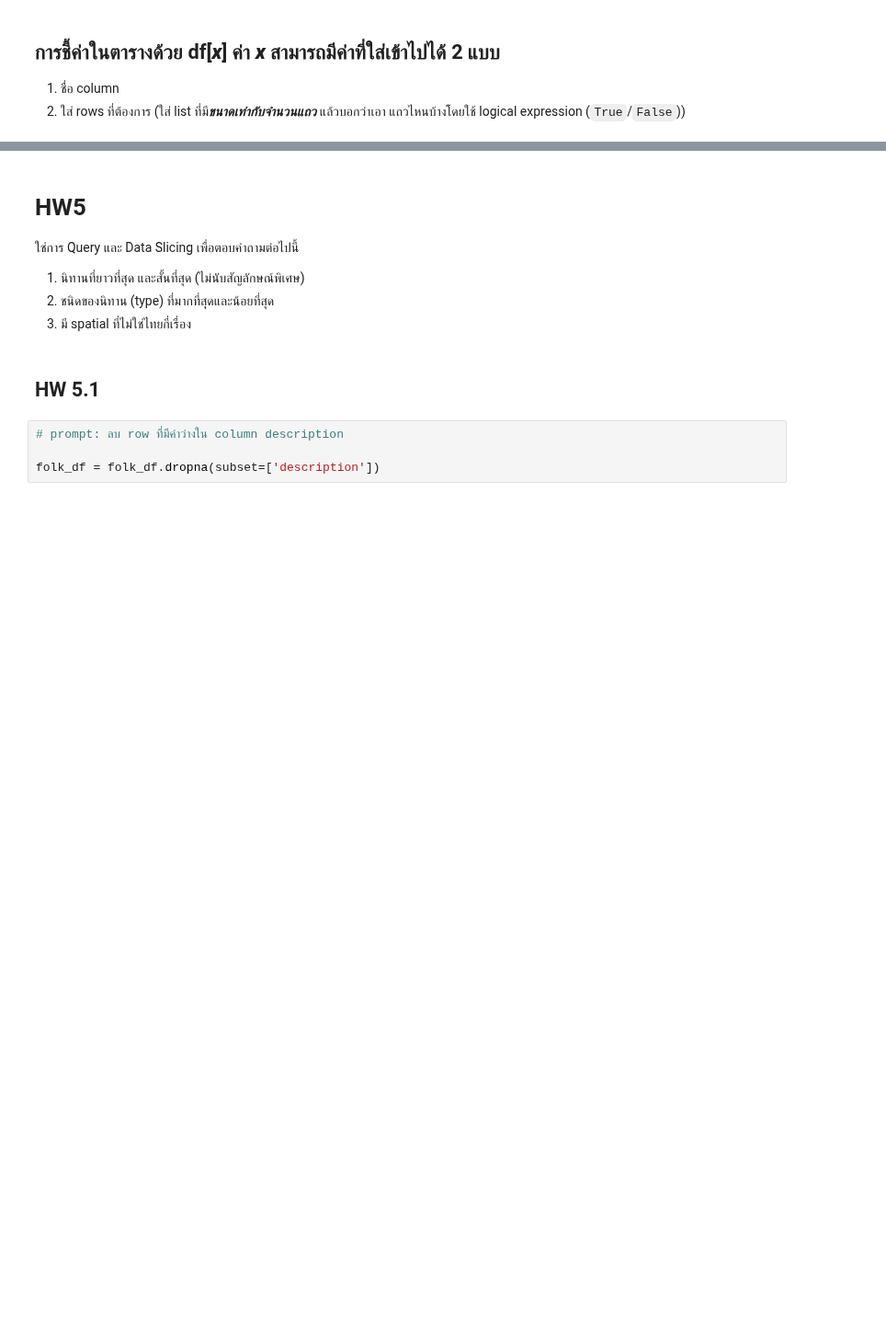
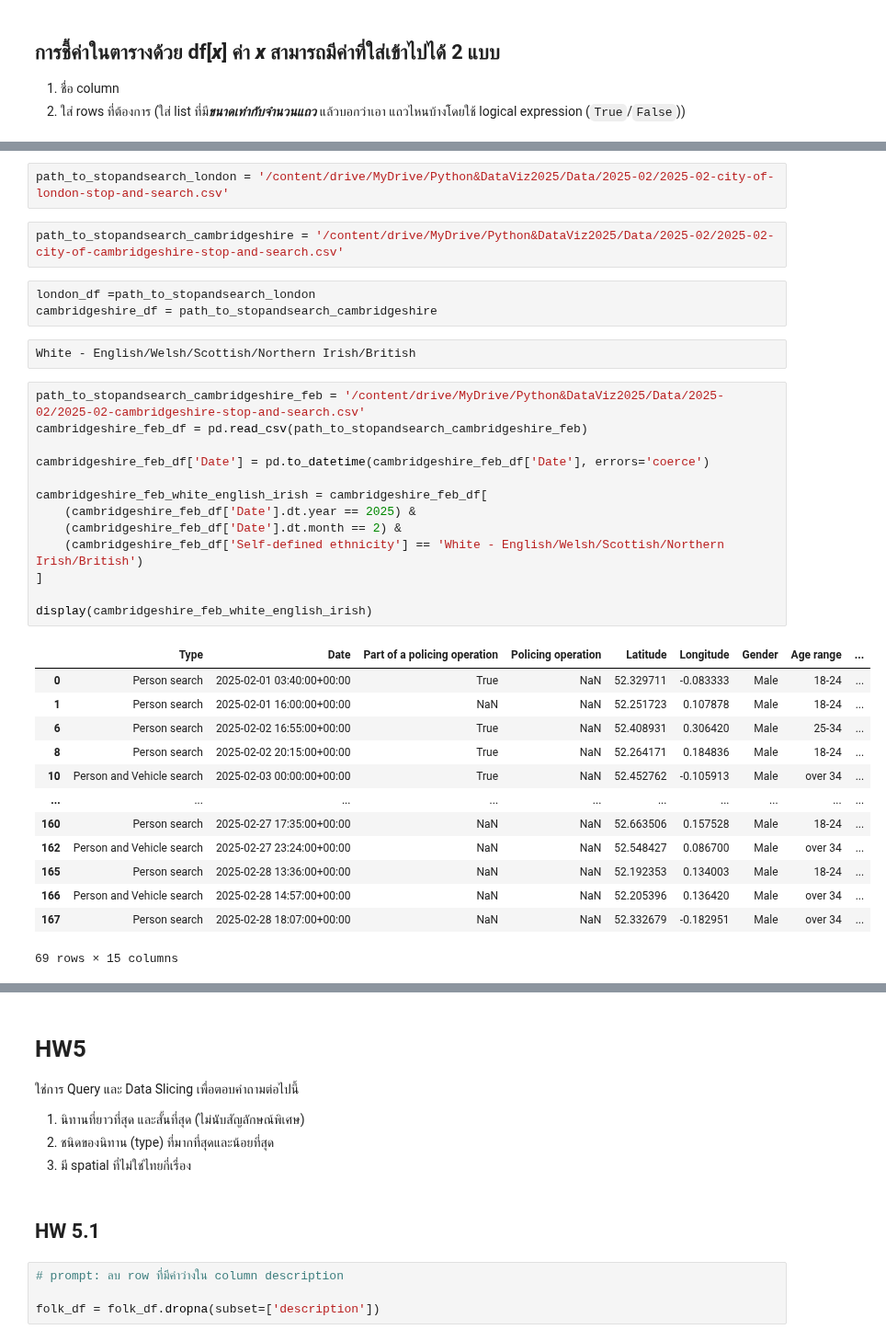
Before and after one commit to jangInw007/dataviz2025, a Jupyter notebook: Pandas_101_2025.ipynb, the cells around one changed output, grey strips where cells are left out. Shown at 92% size. Saved outputs shown, nothing was run; the diff lists cells and outputs as text; blank space fills up the shorter version.

```diff
--- a/Pandas_101_2025.ipynb
+++ b/Pandas_101_2025.ipynb
@@ -241,0 +312,36 @@ folk_df['description'][0]
+# %%
+path_to_stopandsearch_london = '/content/drive/MyDrive/Python&DataViz2025/Data/2025-02/2025-02-city-of-london-stop-and-search.csv'
+# %%
+path_to_stopandsearch_cambridgeshire = '/content/drive/MyDrive/Python&DataViz2025/Data/2025-02/2025-02-city-of-cambridgeshire-stop-and-search.csv'
+# %%
+london_df =path_to_stopandsearch_london
+cambridgeshire_df = path_to_stopandsearch_cambridgeshire
+# %%
+White - English/Welsh/Scottish/Northern Irish/British
+# %%
+path_to_stopandsearch_cambridgeshire_feb = '/content/drive/MyDrive/Python&DataViz2025/Data/2025-02/2025-02-cambridgeshire-stop-and-search.csv'
+cambridgeshire_feb_df = pd.read_csv(path_to_stopandsearch_cambridgeshire_feb)
+
+cambridgeshire_feb_df['Date'] = pd.to_datetime(cambridgeshire_feb_df['Date'], errors='coerce')
+
+cambridgeshire_feb_white_english_irish = cambridgeshire_feb_df[
+    (cambridgeshire_feb_df['Date'].dt.year == 2025) &
+    (cambridgeshire_feb_df['Date'].dt.month == 2) &
+    (cambridgeshire_feb_df['Self-defined ethnicity'] == 'White - English/Welsh/Scottish/Northern Irish/British')
+]
+
+display(cambridgeshire_feb_white_english_irish)
+# %% [output]
+|  | Type | Date | Part of a policing operation | Policing operation | Latitude | Longitude | Gender | Age range | ... |
+| 0 | Person search | 2025-02-01 03:40:00+00:00 | True | NaN | 52.329711 | -0.083333 | Male | 18-24 | ... |
+| 1 | Person search | 2025-02-01 16:00:00+00:00 | NaN | NaN | 52.251723 | 0.107878 | Male | 18-24 | ... |
+| 6 | Person search | 2025-02-02 16:55:00+00:00 | True | NaN | 52.408931 | 0.306420 | Male | 25-34 | ... |
+| 8 | Person search | 2025-02-02 20:15:00+00:00 | True | NaN | 52.264171 | 0.184836 | Male | 18-24 | ... |
+| 10 | Person and Vehicle search | 2025-02-03 00:00:00+00:00 | True | NaN | 52.452762 | -0.105913 | Male | over 34 | ... |
+| ... | ... | ... | ... | ... | ... | ... | ... | ... | ... |
+| 160 | Person search | 2025-02-27 17:35:00+00:00 | NaN | NaN | 52.663506 | 0.157528 | Male | 18-24 | ... |
+| 162 | Person and Vehicle search | 2025-02-27 23:24:00+00:00 | NaN | NaN | 52.548427 | 0.086700 | Male | over 34 | ... |
+| 165 | Person search | 2025-02-28 13:36:00+00:00 | NaN | NaN | 52.192353 | 0.134003 | Male | 18-24 | ... |
+| 166 | Person and Vehicle search | 2025-02-28 14:57:00+00:00 | NaN | NaN | 52.205396 | 0.136420 | Male | over 34 | ... |
+| 167 | Person search | 2025-02-28 18:07:00+00:00 | NaN | NaN | 52.332679 | -0.182951 | Male | over 34 | ... |
+69 rows × 15 columns
```
Also changed, not shown: parts of 35 cells of this notebook.
